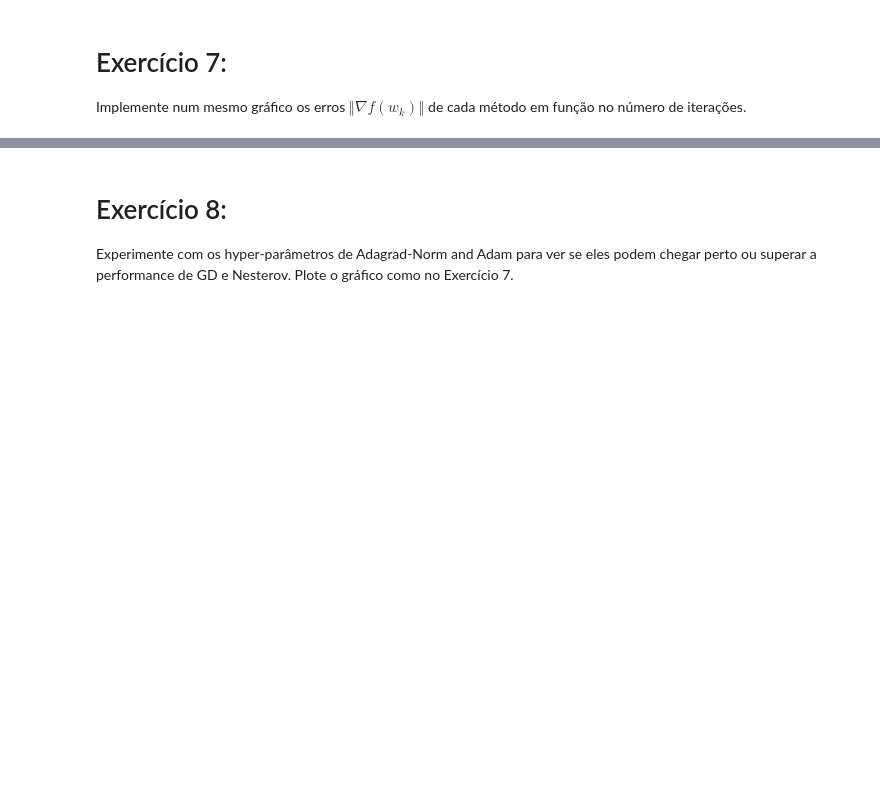
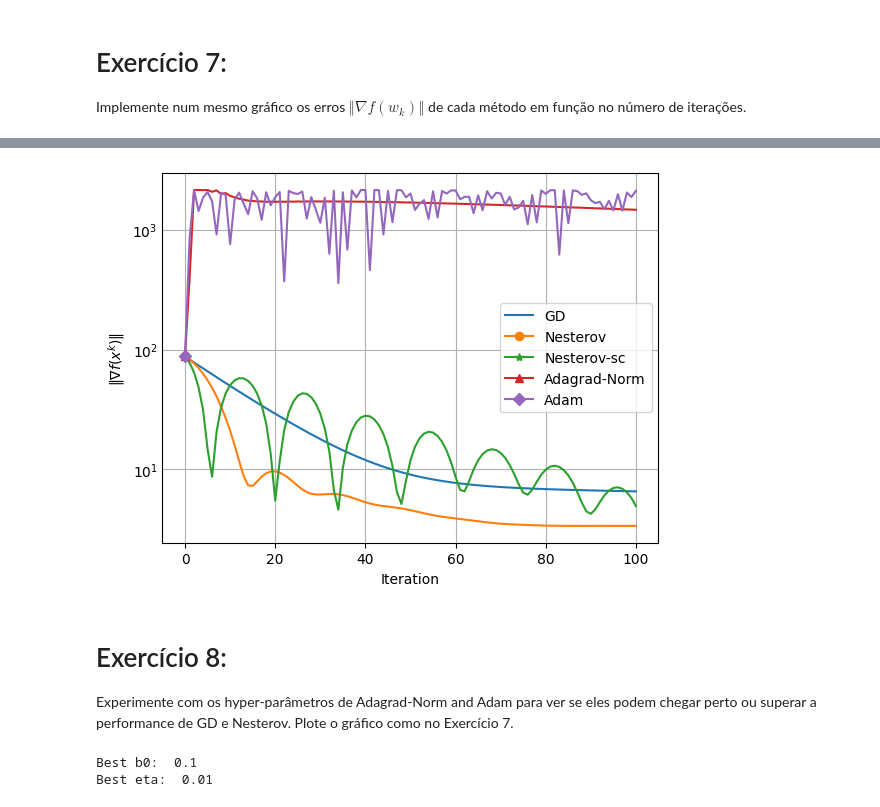
Before and after one commit to PedroPHC25/Otimizacao_Projetos, a Jupyter notebook: logistic_regression.ipynb, the cells around one changed output, grey strips where cells are left out. Drawn from its saved outputs; the diff is of its cells as text; code cells hidden in the pictures; blank space fills up the shorter version.

```diff
--- a/logistic_regression.ipynb
+++ b/logistic_regression.ipynb
@@ -267,4 +354,55 @@ Implemente num mesmo gráfico os erros $\Vert\nabla f(w_k)\Vert$ de cada método
+# %%
+#Escreva código aqui
+def plot_errors(f1, f2, f3, f4, f5):
+    # Plotando as linhas
+    plt.plot(f1[0], label = "GD")
+    plt.plot(f2[0], label = "Nesterov", marker = "o", markevery = 400)
+    plt.plot(f3[0], label = "Nesterov-sc", marker = "*", markevery = 400)
+    plt.plot(f4[0], label = "Adagrad-Norm", marker = "^", markevery = 400)
+    plt.plot(f5[0], label = "Adam", marker = "D", markevery = 400)
+    # Ajustando os eixos
+    plt.xlabel("Iteration")
+    plt.yscale("log")
+    plt.ylabel(r"$\|\nabla f(x^k)\|$")
+    plt.tick_params(axis = "y", which = "both", length = 0)
+    # Ativando a legenda e o grid
+    plt.legend()
+    plt.grid(True)
+
+plot_errors(f1, f2, f3, f4, f5)
+# %% [output]
+[figure, added]
 # %% [markdown]
 # Exercício 8:
 
 Experimente com os hyper-parâmetros de Adagrad-Norm and Adam para ver se eles podem chegar perto ou superar a performance de GD e Nesterov. Plote o gráfico como no Exercício 7.
+# %%
+# TESTANDO HIPERPARÂMETROS DO ADAGRAD-NORM
+
+# Inicializando variáveis para armazenar os melhores resultados
+best_b0 = 0
+best_eta = 0
+best_error = np.infty
+
+# Valores a serem testados
+b0s = [0.1, 0.5, 1]
+etas = [0.01, 0.1, 1]
+
+# Para cada valor candidato de b0...
+for b0 in b0s:
+    # Para cada valor candidado de eta...
+    for eta in etas:
+        # Calcula o erro final do modelo
+        final_error = ad_grad_norm(J, Df, w0, b0, eta, numb_iter=10)[0][-1]
+        # Se for menor que o melhor erro até agora...
+        if final_error < best_error:
+            # Salva essa configuração como a melhor até agora
+            best_error = final_error
+            best_b0 = b0
+            best_eta = eta
+
+print("Best b0: ", best_b0)
+print("Best eta: ", best_eta)
+# %% [output]
+Best b0:  0.1
+Best eta:  0.01
```
Also changed, not shown: parts of 15 cells of this notebook.
